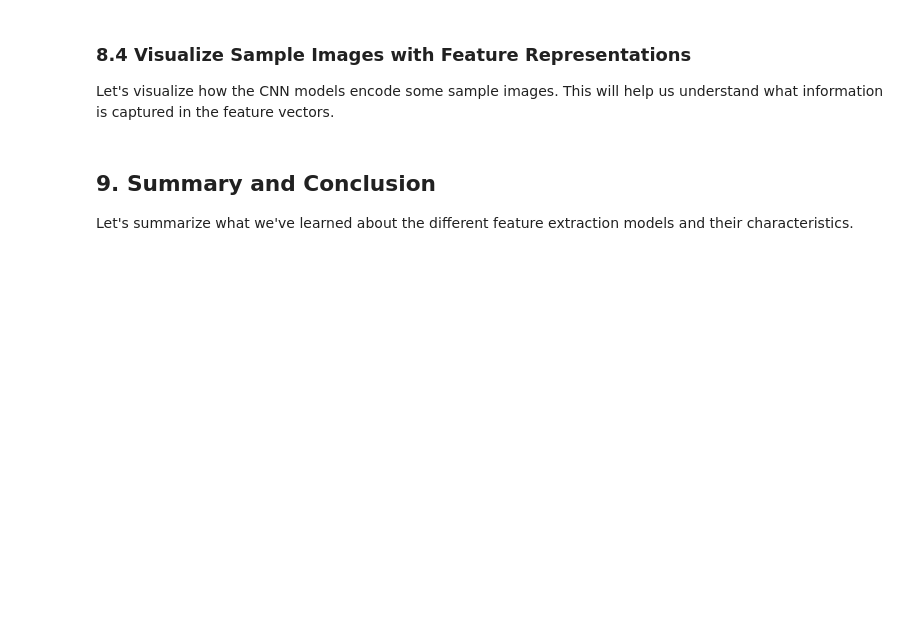
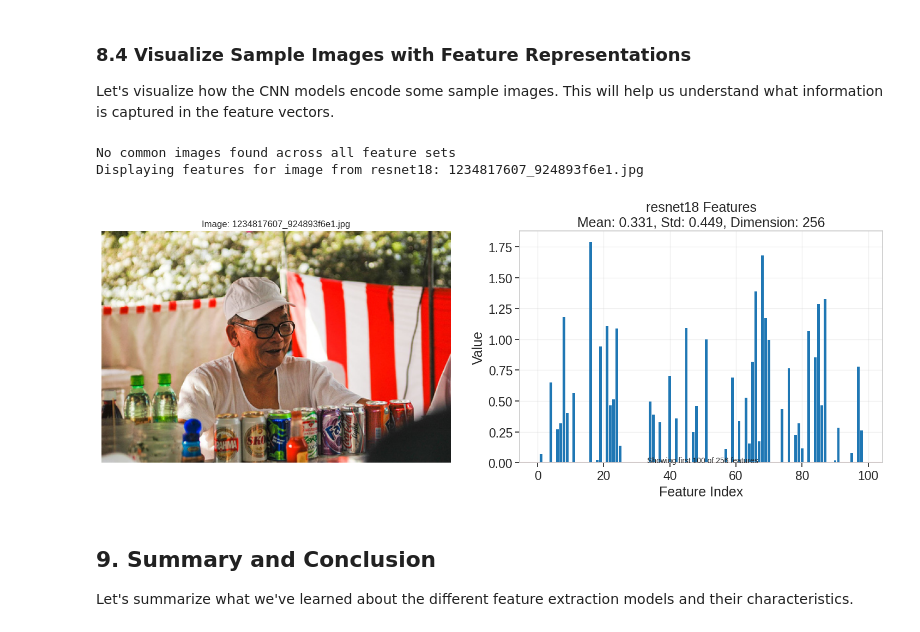
Before and after one commit to AmirAAZ818/Image-Captioning, a Jupyter notebook: notebooks/2_Feature_Extraction.ipynb, the cells around one changed output. Cells and saved outputs as stored; diff of their text form; code cells hidden in the pictures; blank space fills up the shorter version.

```diff
--- a/notebooks/2_Feature_Extraction.ipynb
+++ b/notebooks/2_Feature_Extraction.ipynb
@@ -526,6 +594,6 @@ Now, let's analyze the properties of the extracted features. We'll load a sample
 # %%
 # Load features for analysis
-def load_features(feature_file, max_samples=100):
+def load_features(feature_file: str, max_samples=100):
     """Load a sample of features from an H5 file."""
     # TODO: Implement feature loading from HDF5 file
     # 1. Initialize an empty dictionary to store features
@@ -534,11 +602,21 @@ def load_features(feature_file, max_samples=100):
     # 4. Select a random sample if there are too many
     # 5. Load features for the selected images
     # 6. Return the dictionary of features
+    features: Dict[str, torch.Tensor] = dict() # key: name of the image, value: 256 vector(torch Tensor)
+    with h5py.File(feature_file, 'r') as f:
+      img_names = list(f.keys())
+      if len(img_names) > max_samples:
+        img_names = random.sample(img_names, max_samples)
+
+      for name in img_names:
+        np_arr = np.array(f[name])
+
+        features[name] = np_arr
 
     return features
 
 # Load a sample of features from each model for analysis
-sample_features = {}
+sample_features: Dict[str, Dict[str, np.ndarray]] = {} # {Name of the model: Dict = {Name of the image: torch Tensor feature vector}}
 for name, config in results.items():
     if os.path.exists(config['output_file']):
         # Load sample features (max 50 for visualization purposes)
@@ -643,25 +754,3 @@ plt.show()
 ### 8.3 Feature Similarity Analysis
 
 Let's analyze how similar different images are in the feature space. We'll compute cosine similarity between feature vectors and visualize the similarity matrix.
-# %%
-# Compare feature similarities between images
-from sklearn.metrics.pairwise import cosine_similarity
-
-def compare_feature_similarity(features, model_name, num_samples=10):
-    """Compare feature similarity between random image pairs."""
-    # TODO: Implement feature similarity analysis
-    # 1. Select random image samples
-    # 2. Create a feature matrix from the selected images
-    # 3. Compute cosine similarity matrix between features
-    # 4. Create and display a heatmap of the similarity matrix
-    # 5. Find and report the most similar and dissimilar image pairs
-
-    return sim_matrix, sample_imgs
-
-# Compare feature similarity for each model
-for name, features in sample_features.items():
-    print(f"\n{'='*50}")
-    print(f"Comparing feature similarity for {name}:")
-    print(f"{'='*50}")
-
-    sim_matrix, sample_imgs = compare_feature_similarity(features, name, num_samples=8)
@@ -673,7 +882,7 @@ Let's visualize how the CNN models encode some sample images. This will help us
 # Visualize sample images with their feature representations
 import random
 
-def show_image_with_features(image_name, features, model_name, images_dir):
+def show_image_with_features(image_name, features: Dict[str, torch.Tensor], model_name, images_dir):
     """Display an image alongside its feature representation."""
     # Create figure
     plt.figure(figsize=(15, 6))
@@ -716,33 +925,37 @@ def show_image_with_features(image_name, features, model_name, images_dir):
         plt.text(max_display/2, min(feat[:max_display]), f"Showing first {max_display} of {len(feat)} features",
                  ha='center', fontsize=10)
 
     plt.grid(True, alpha=0.3)
 
     plt.tight_layout()
     plt.show()
 
 # Select common images that appear in all feature sets
 common_images = set.intersection(*[set(features.keys()) for features in sample_features.values()])
 
 if common_images:
     # Select a random image from common images
     random_img = random.choice(list(common_images))
 
     print(f"Displaying features for image: {random_img}\n")
 
     # Show the image with features from each model
     for name, features in sample_features.items():
         if random_img in features:
             show_image_with_features(random_img, features, name, images_dir)
 else:
     print("No common images found across all feature sets")
 
     # Choose a random image from the first feature set
     first_model = list(sample_features.keys())[0]
     random_img = random.choice(list(sample_features[first_model].keys()))
 
     print(f"Displaying features for image from {first_model}: {random_img}\n")
     show_image_with_features(random_img, sample_features[first_model], first_model, images_dir)
+# %% [output]
+No common images found across all feature sets
+Displaying features for image from resnet18: 1234817607_924893f6e1.jpg
+[figure, added]
 # %% [markdown]
 ## 9. Summary and Conclusion
 
```
Also changed, not shown: parts of 14 cells of this notebook.
